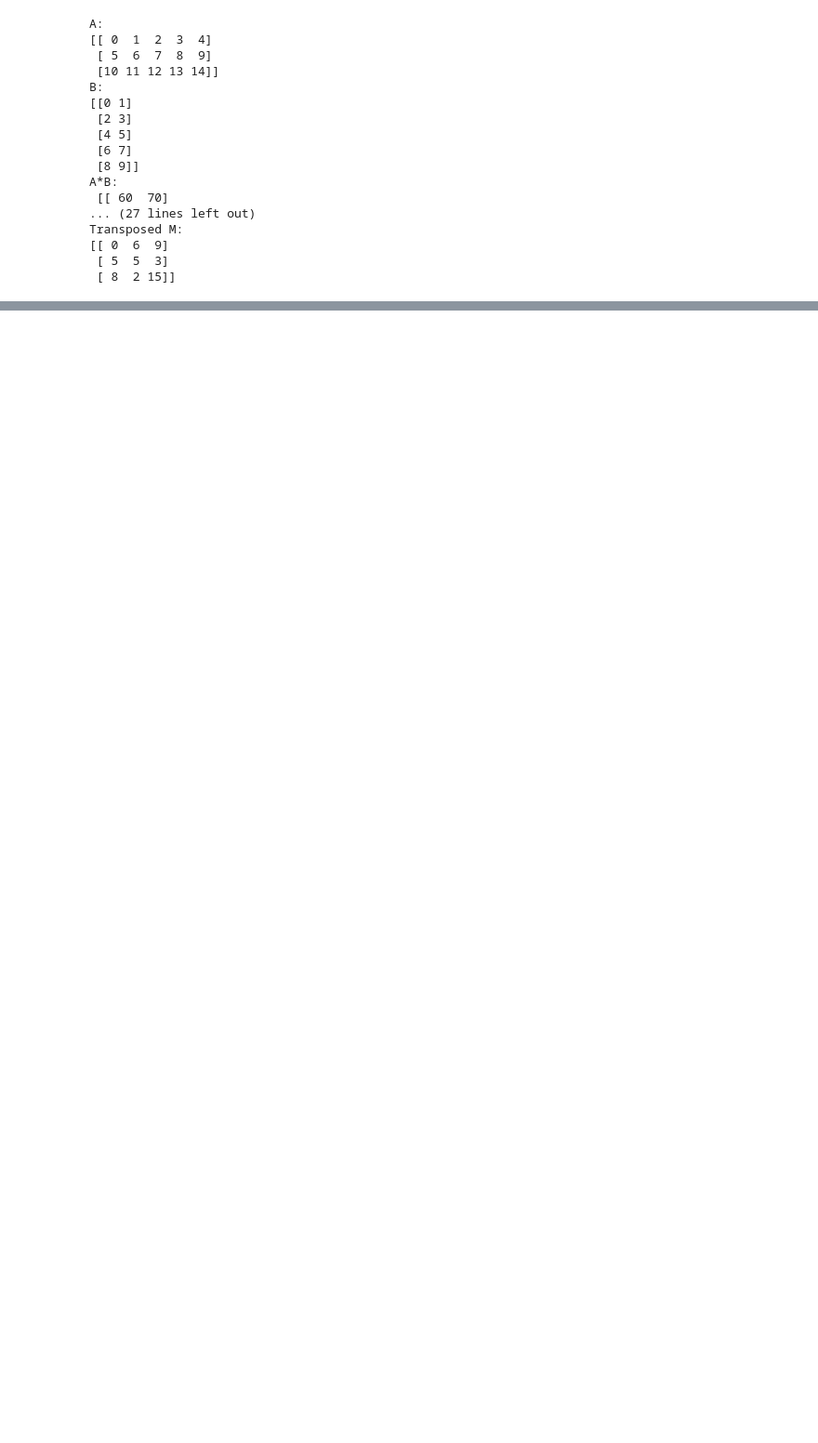
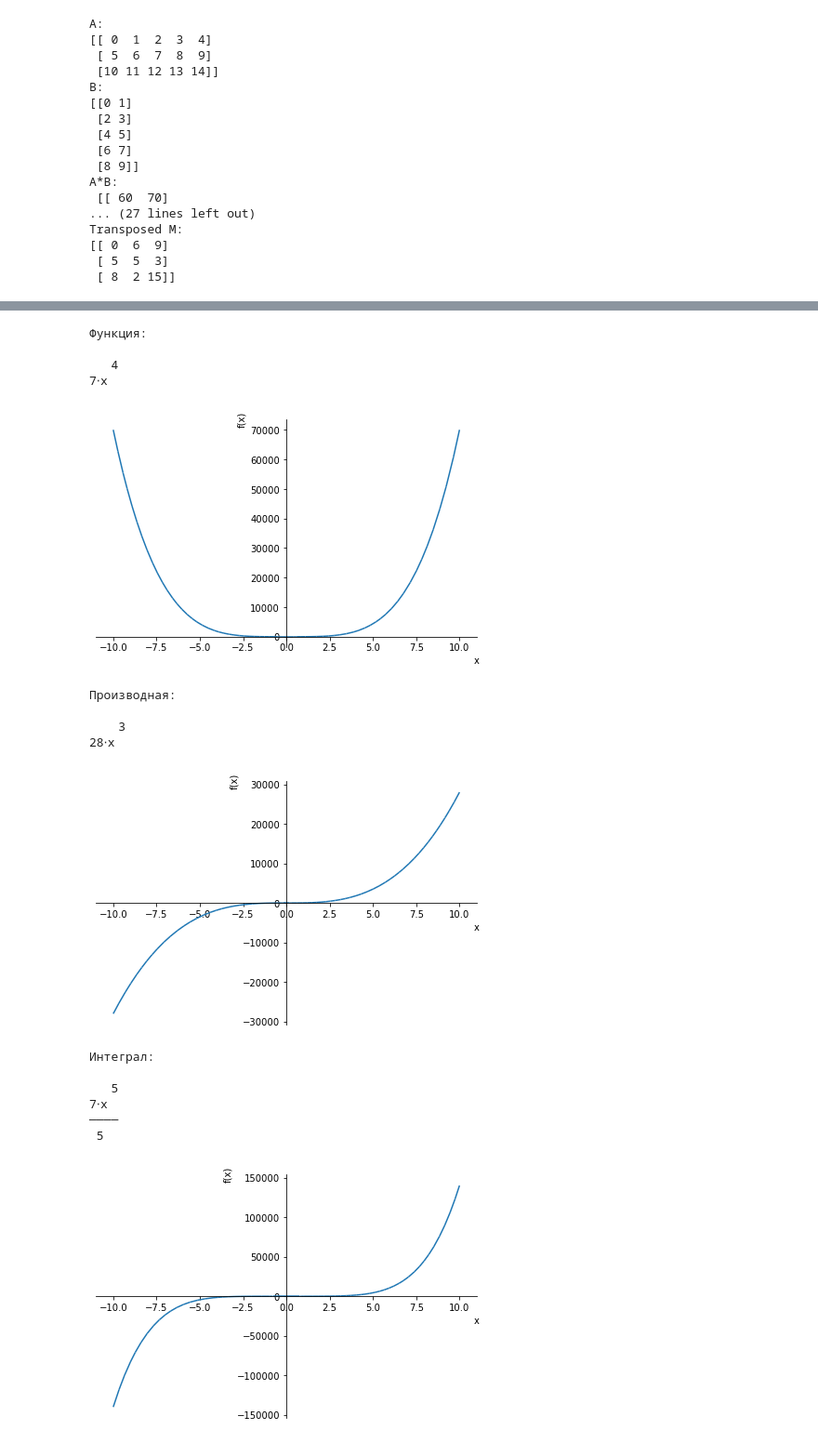
Before and after one commit to s13shok/PythonLabs, a Jupyter notebook: Lab_4.ipynb, the cells around one changed output, grey strips where cells are left out. Shown: that part at 93% size. Cells and saved outputs as stored; diff of their text form; code cells hidden in the pictures; blank space fills up the shorter version.

```diff
--- a/Lab_4.ipynb
+++ b/Lab_4.ipynb
@@ -466,0 +80,59 @@ if __name__ == '__main__':
+# %%
+import sympy
+
+def diff_and_integ():
+    x = sympy.Symbol('x')
+    func = 7*x**4
+
+    display_function(func, 'Функция')
+    display_function(sympy.diff(func), 'Производная')
+    display_function(sympy.integrate(func), 'Интеграл')
+
+def display_function(func, name):
+    print(f'\n{name}:\n')
+    sympy.pprint(func)
+    sympy.plot(func)
+
+def solve_sne(equations):
+    if len(equations) == 1:
+        return sympy.solve(equations[0])
+    else:
+        return sympy.solve_poly_system(equations)
+
+
+def sne():
+    x = sympy.Symbol('x')
+    y = sympy.Symbol('y')
+
+    a = sympy.Equality(-5, - x * y - 3*y)
+    sympy.pprint(a)
+    b = sympy.Equality(6, x * y + x**2)
+    sympy.pprint(b)
+    sympy.pprint(solve_sne([a, b]))
+
+    c = sympy.Equality(x ** 3, 8)
+    sympy.pprint(c)
+    sympy.pprint(solve_sne([c]))
+
+
+diff_and_integ()
+print()
+sne()
+# %% [output]
+Функция:
+
+   4
+7⋅x
+[figure, added]
+Производная:
+
+    3
+28⋅x
+[figure, added]
+Интеграл:
+
+   5
+7⋅x
+────
+ 5
+[figure, added]
```
Also changed, not shown: parts of 14 cells of this notebook.
